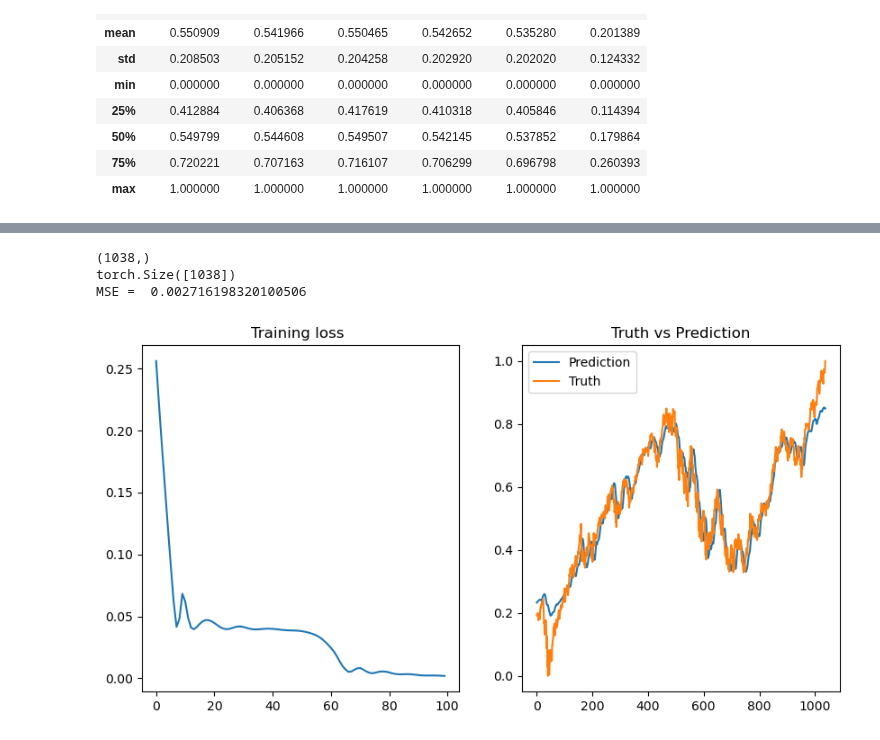
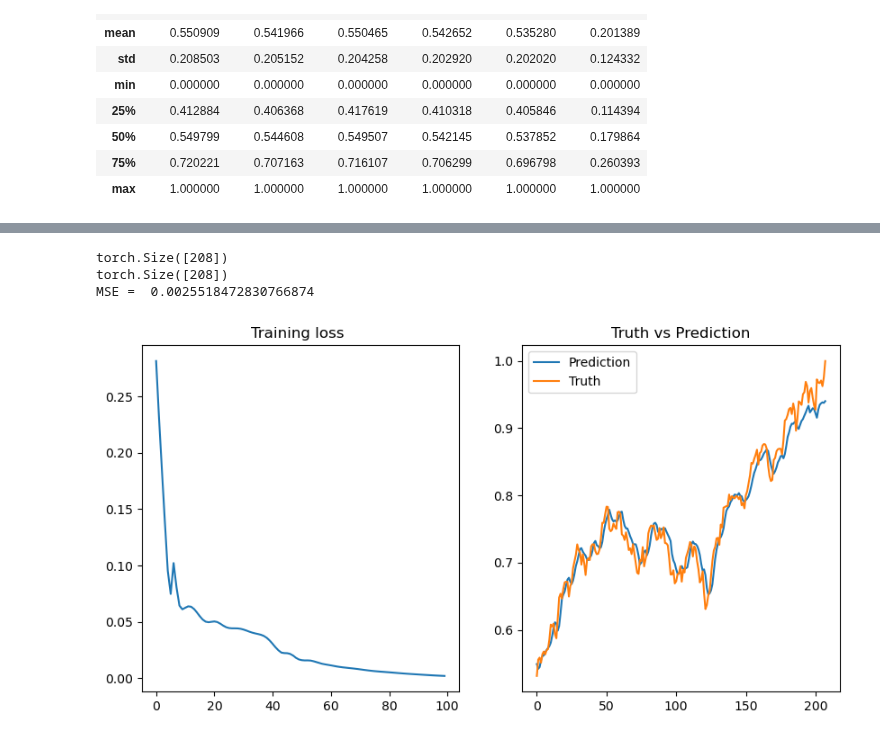
Before and after one commit to jameskn30/NLP_RNN, a Jupyter notebook: RNN/LSTM_tutorial.ipynb, the cells around one changed output, grey strips where cells are left out. Cells and saved outputs as stored; diff of their text form; code cells hidden in the pictures.

Commit message:
learning to train RNN

```diff
--- a/RNN/LSTM_tutorial.ipynb
+++ b/RNN/LSTM_tutorial.ipynb
@@ -101,8 +105,10 @@ y shape = torch.Size([95, 5])
 # %%
 timestep = 10
 
-X, y = create_dataset(np.array(train_df['Close']), timestep)
-X = torch.tensor(X).to(torch.float64).unsqueeze(-1)
+features = np.array(train_df.drop("Close", axis = 1))
+labels = np.array(train_df["Close"])
+X, y = create_dataset(features, labels, timestep)
+X = torch.tensor(X).to(torch.float64)
 y = torch.tensor(y).to(torch.float64)
 print(X.shape, ' dtype = ', X.dtype)
 print(y.shape, ' dtype = ', y.dtype)
@@ -117,12 +123,12 @@ plt.show()
 # %%
 train_size = 0.8
-x_train, x_val_test, y_train, y_val_test = train_test_split(X, y, train_size = train_size, shuffle = False)
-x_val, x_test, y_val, y_test = train_test_split(x_val_test, y_val_test, test_size = 0.5, shuffle = False)
+x_train, x_test, y_train, y_test = train_test_split(X, y, train_size = train_size, shuffle = False)
+# x_val, x_test, y_val, y_test = train_test_split(x_val_test, y_val_test, test_size = 0.5, shuffle = False)
 
 print("X train shape = ", x_train.shape)
 print("y train shape = ", y_train.shape)
-print("X val shape = ", x_val.shape)
-print("y val shape = ", y_val.shape)
+# print("X val shape = ", x_val.shape)
+# print("y val shape = ", y_val.shape)
 print("X test shape = ", x_test.shape)
 print("y test shape = ", y_test.shape)
 # %% [output]
@@ -149,49 +150,58 @@ class LSTMModel(nn.Module):
 
   def forward(self, x):
     x, _ = self.lstm(x)
-    # Get the output of the last time step
-    x = x[:, -1, :]
     x = self.fc(x)
     return x
 
 # Example usage
 batch, numstep, input_size = X.shape
-model = LSTMModel(input_size, 100, 5)  # Input dim, hidden dim, output dim
+#NOTE: maybe the reason why the model is not learning because low hidden size,
+# too large hidden size result in slow training
+# too many num layers also lead to model not learning, or learning too slow
+model = LSTMModel(input_size, 200, 5)
+
 criterion = nn.MSELoss()
+#NOTE: high learning rate will prevent model from learning
 optimizer = torch.optim.Adam(model.parameters())
 
 
 # # Train the model (replace with your actual training loop)
 loop = tqdm(range(100))
 history = []
 for epoch in loop:
   # Get predictions
-  y_pred = model(X)
-  loss = criterion(y_pred, y)
+  y_pred = model(x_train)
+  y_pred = y_pred.squeeze(-1)
+  loss = criterion(y_pred, y_train)
 
   optimizer.zero_grad()
   loss.backward()
   optimizer.step()
-  loop.set_description(f"loss = {loss.item()}")
+
+  y_pred = model(x_test)
+  y_pred = y_pred.squeeze(-1).detach()
+  test_score = mean_squared_error(y_test, y_pred)
+
+  loop.set_description(f"loss = {loss.item():.2f}, test score = {test_score:.2f}")
   history.append(loss.item())
 
 fig, (ax1, ax2) = plt.subplots( 1,2, figsize = (10,5))
 
 sns.lineplot(y = history, x = list(range(len(history))), ax = ax1)
 ax1.set_title('Training loss ')
 
-y_pred = model(X)
-y_pred = y_pred.squeeze(-1).detach().numpy()
-print(y_pred.shape)
-print(y[:,-1].shape)
-score = mean_squared_error(y[:,-1], y_pred)
+y_pred = model(x_test)
+y_pred = y_pred.squeeze(-1).detach()
+print(y_pred[:, -1].shape)
+print(y_test[:,-1].shape)
+score = mean_squared_error(y_test, y_pred)
 print("MSE = ", score)
-sns.lineplot(x = list(range(len(y_pred))), y = y_pred, label = 'Prediction', ax = ax2)
-sns.lineplot(x = list(range(len(y))), y = y[:,-1], label = 'Truth', ax = ax2)
+sns.lineplot(x = list(range(len(y_pred))), y = y_pred[:, -1], label = 'Prediction', ax = ax2)
+sns.lineplot(x = list(range(len(y_test))), y = y_test[:,-1], label = 'Truth', ax = ax2)
 ax2.set_title("Truth vs Prediction")
 plt.show()
 # %% [output]
-(1038,)
-torch.Size([1038])
-MSE =  0.002716198320100506
+torch.Size([208])
+torch.Size([208])
+MSE =  0.0025518472830766874
-[figure, old version]
+[figure, new version]
```
Also changed, not shown: parts of 5 cells of this notebook.
